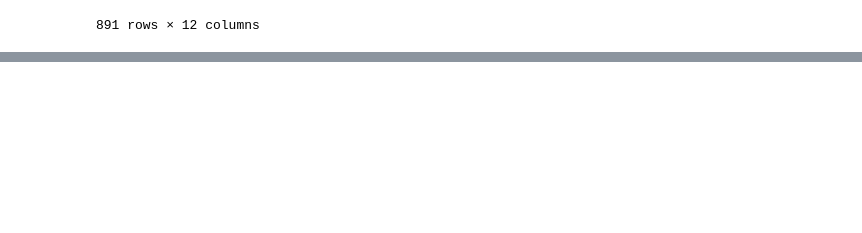
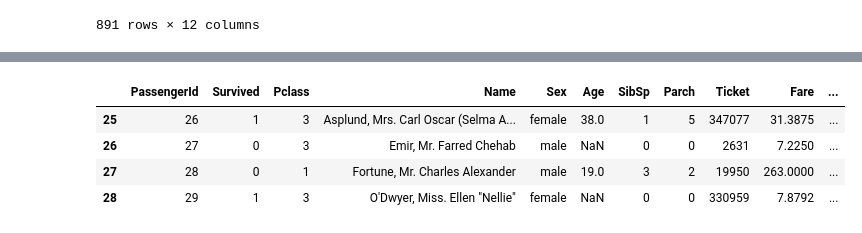
Before and after one commit to KasthuriK-07/Pandas, a Jupyter notebook: Pandas_New.ipynb, the cells around one changed output, grey strips where cells are left out. Drawn from its saved outputs; the diff is of its cells as text; code cells hidden in the pictures; blank space fills up the shorter version.

```diff
--- a/Pandas_New.ipynb
+++ b/Pandas_New.ipynb
@@ -596,3 +596,6 @@ df[0:3]
 | 0 | 1 | 0 | 3 | Braund, Mr. Owen Harris | male | 22.0 | 1 | 0 | A/5 21171 | 7.2500 | ... |
 | 1 | 2 | 1 | 1 | Cumings, Mrs. John Bradley (Flore... | female | 38.0 | 1 | 0 | PC 17599 | 71.2833 | ... |
 | 2 | 3 | 1 | 3 | Heikkinen, Miss. Laina | female | 26.0 | 0 | 0 | STON/O2. 3101282 | 7.9250 | ... |
+# %%
+import pandas as pd
+df=pd.read_csv("train.csv")
@@ -598,0 +627,8 @@ df[0:3]
+# %%
+df[25:29]
+# %% [output]
+|  | PassengerId | Survived | Pclass | Name | Sex | Age | SibSp | Parch | Ticket | Fare | ... |
+| 25 | 26 | 1 | 3 | Asplund, Mrs. Carl Oscar (Selma A... | female | 38.0 | 1 | 5 | 347077 | 31.3875 | ... |
+| 26 | 27 | 0 | 3 | Emir, Mr. Farred Chehab | male | NaN | 0 | 0 | 2631 | 7.2250 | ... |
+| 27 | 28 | 0 | 1 | Fortune, Mr. Charles Alexander | male | 19.0 | 3 | 2 | 19950 | 263.0000 | ... |
+| 28 | 29 | 1 | 3 | O'Dwyer, Miss. Ellen "Nellie" | female | NaN | 0 | 0 | 330959 | 7.8792 | ... |
```
Also changed, not shown: parts of 33 cells of this notebook.
